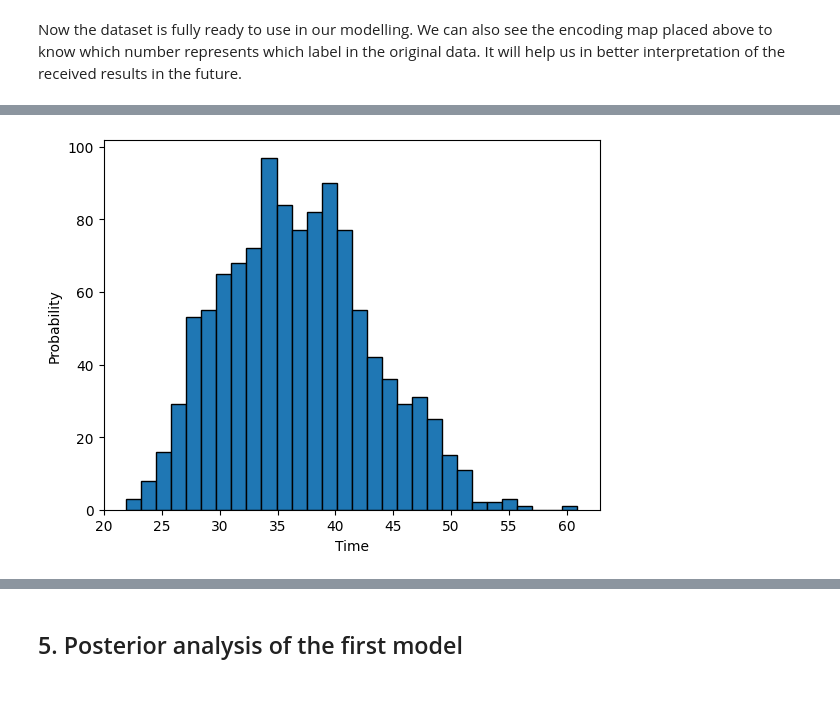
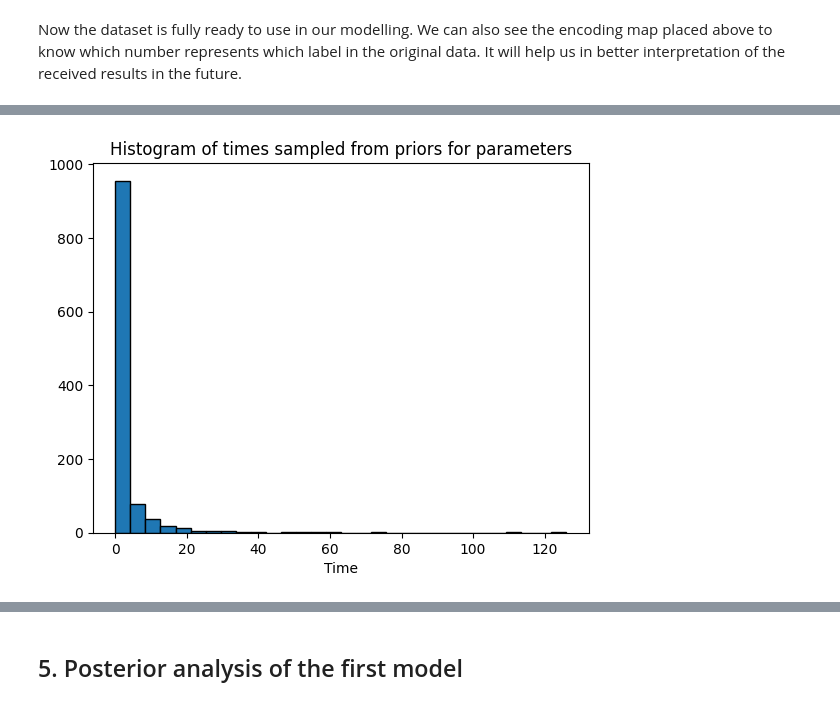
Before and after one commit to rafalmaciasz/employee-turnover, a Jupyter notebook: project.ipynb, the cells around one changed output, grey strips where cells are left out. Saved outputs shown, nothing was run; the diff lists cells and outputs as text; code cells hidden in the pictures.

Commit message:
refactored priors

```diff
--- a/project.ipynb
+++ b/project.ipynb
@@ -133,0 +203,10 @@ print(encoding_map)
+# %%
+import numpy as np
+
+features_columns = df.columns.to_list()
+features_columns.remove("stag")
+features_columns.remove("event")
+features_matrix = df[features_columns].values
+
+normalized_features_matrix = np.array([v / np.linalg.norm(v) for v in features_matrix[:]])
+print(f"Feature matrix shape: {normalized_features_matrix.shape}")
@@ -177,0 +245,4 @@ times_sim_median.min(), times_sim_median.max()
+# %%
+from cmdstanpy import CmdStanModel
+
+stan_model = CmdStanModel(stan_file='stan/prior_parameters.stan')
@@ -207,7 +267,0 @@ plt.show()
-# %%
-plt.hist(times_sim_median, bins=30, edgecolor="black")
-plt.xlabel("Time")
-plt.ylabel("Probability")
-plt.show()
-# %% [output]
-[figure, removed]
@@ -219,0 +268,25 @@ plt.show()
+# %%
+iter_sampling = 1
+
+samples = stan_model.sample(
+    data={
+            "N": normalized_features_matrix.shape[0],
+
+            "mu_k": 0.5,
+            "sigma_k": 0.1,
+            "mu_lambda": 1,
+            "sigma_lambda": 0.1
+        },
+    fixed_param=True,
+    iter_sampling=iter_sampling,
+    iter_warmup=1,
+    chains=1
+)
+
+times_sim = samples.stan_variable("y_sim")
+
+plt.hist(times_sim[0], bins=30, edgecolor='black')
+plt.title(f'Histogram of times sampled from priors for parameters')
+plt.xlabel('Time')
+plt.show()
+# %% [output]
@@ -219,0 +296 @@ plt.show()
+[figure, added]
```
Also changed, not shown: parts of 42 cells of this notebook, 2 other files.
